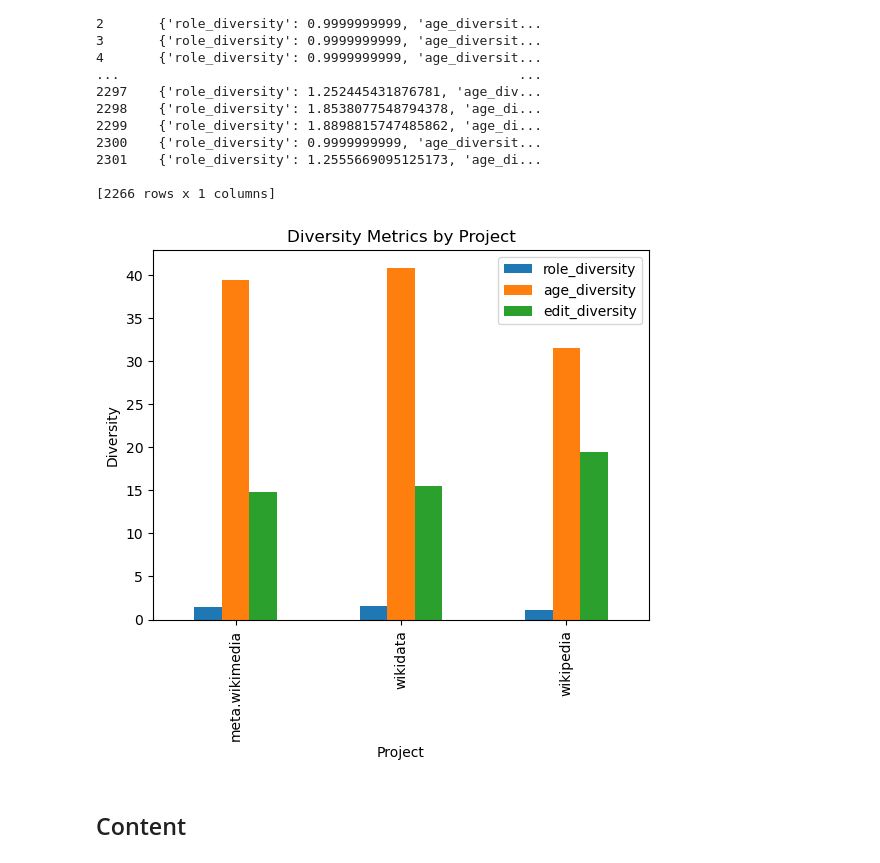
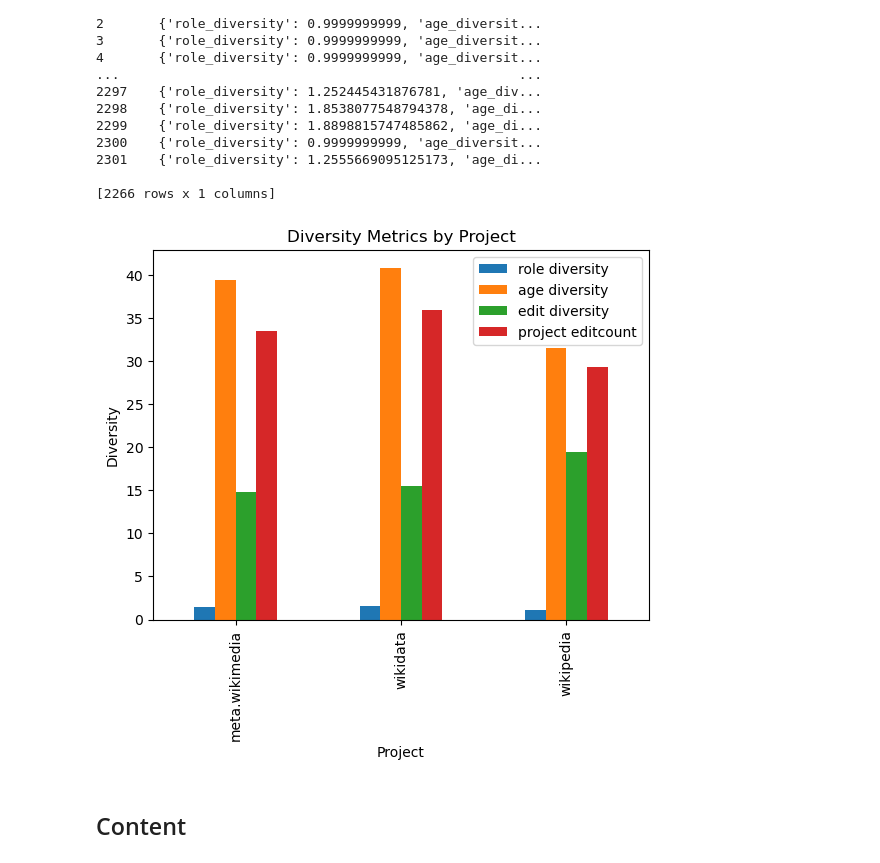
Before and after one commit to mrspacerobot/wiki_delib, a Jupyter notebook: data_analysis/data_analysis.ipynb, the cells around one changed output. Drawn from its saved outputs; the diff is of its cells as text; code cells hidden in the pictures.

```diff
--- a/data_analysis/data_analysis.ipynb
+++ b/data_analysis/data_analysis.ipynb
@@ -171,3 +186,11 @@ Name: user_id, dtype: int64
+# %%
+def count_projects_above_50(editcounts):
+    if editcounts is None:
+        return 0
+    num_above_50 = sum(count > 50 for project, count in editcounts.items() if project != 'wikipedia_project_sum')
+    return num_above_50
+
+users_df['num_projects_above_50'] = users_df['editcount'].apply(count_projects_above_50)
 # %%
 #Add total_editcount to user
 # List of keys to sum editcounts for
@@ -298,22 +321,24 @@ def hill_diversity(group):
     role_proportions = group['role'].value_counts(normalize=True)
     age_proportions = group['account_age'] / group['account_age'].sum()
     edit_proportions = group['total_editcount'] / group['total_editcount'].sum()
+    num_of_projects_editcount_50_proportions = group['num_projects_above_50'] / group['num_projects_above_50'].sum()
 
     # add a small value to the proportions to prevent division by zero
     epsilon = 1e-10
     role_proportions = role_proportions + epsilon
     age_proportions = age_proportions + epsilon
     edit_proportions = edit_proportions + epsilon
-
+    num_of_projects_editcount_50_proportions = num_of_projects_editcount_50_proportions + epsilon
 
 
     # calculate the Hill number-based diversity measures for the user roles, account age, and edit count
     role_diversity = np.power(np.e, -(np.sum(np.multiply(role_proportions, np.log(role_proportions)))))
     age_diversity = np.power(np.e, -(np.sum(np.multiply(age_proportions, np.log(age_proportions)))))
     edit_diversity = np.power(np.e, -(np.sum(np.multiply(edit_proportions, np.log(edit_proportions)))))
+    num_of_projects_editcount_50_diversity = np.power(np.e, -(np.sum(np.multiply(num_of_projects_editcount_50_proportions, np.log(num_of_projects_editcount_50_proportions)))))
 
     # return a dictionary with the diversity measures for user roles, account age, and edit count
-    return {'role_diversity': role_diversity, 'age_diversity': age_diversity, 'edit_diversity': edit_diversity}
+    return {'role_diversity': role_diversity, 'age_diversity': age_diversity, 'edit_diversity': edit_diversity, 'num_of_projects_editcount_50_diversity' : num_of_projects_editcount_50_diversity}
 
 # apply the function to each group in the grouped dataframe for each q value
 hill_diversity_df = pd.DataFrame(grouped.apply(hill_diversity))
@@ -339,23 +364,24 @@ rfc_id
 rfc_df = rfc_df.merge(hill_diversity_df, on='rfc_id')
 # %%
 # use apply and lambda to extract dictionary values to columns
-rfc_df[['role_diversity', 'age_diversity', 'edit_diversity']] = rfc_df[0].apply(lambda x: pd.Series({'role_diversity': x['role_diversity'], 'age_diversity': x['age_diversity'], 'edit_diversity': x['edit_diversity']}))
+rfc_df[['role_diversity', 'age_diversity', 'edit_diversity', 'num_of_projects_editcount_50_diversity']] = rfc_df[0].apply(lambda x: pd.Series({'role_diversity': x['role_diversity'], 'age_diversity': x['age_diversity'], 'edit_diversity': x['edit_diversity'], 'num_of_projects_editcount_50_diversity' : x['num_of_projects_editcount_50_diversity']}))
 
 # drop the original dictionary column
 rfc_df = rfc_df.drop(0, axis=1)
 # %%
 # group the DataFrame by project and calculate the mean of each diversity metric
-filtered_df = rfc_df.filter(['project', 'role_diversity', 'age_diversity', 'edit_diversity'])
+filtered_df = rfc_df.filter(['project', 'role_diversity', 'age_diversity', 'edit_diversity', 'num_of_projects_editcount_50_diversity'])
 grouped_df = filtered_df.groupby('project').mean()
 
 # plot the diversity metrics for each project
 grouped_df.plot(kind='bar')
+plt.legend(('role diversity', 'age diversity', 'edit diversity', 'project editcount'), loc='upper right', shadow=False)
 plt.title('Diversity Metrics by Project')
 plt.xlabel('Project')
 plt.ylabel('Diversity')
 plt.show()
 # %% [output]
-[figure, old version]
+[figure, new version]
 # %% [markdown]
 ## Content
 # %%
```
Also changed, not shown: parts of 24 cells of this notebook, 11 other files.
